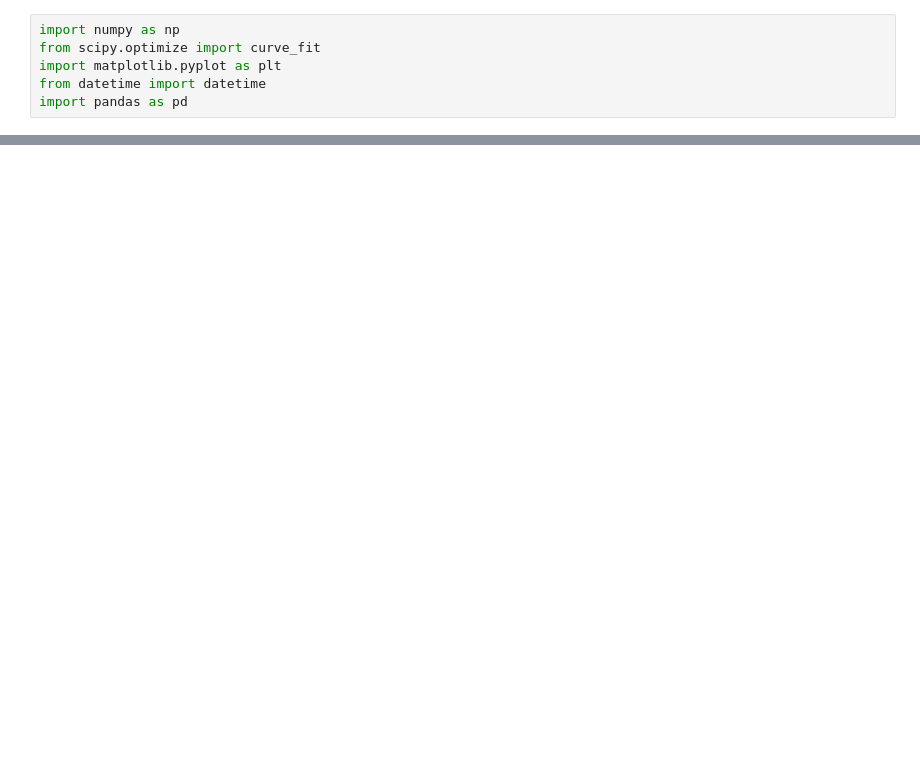
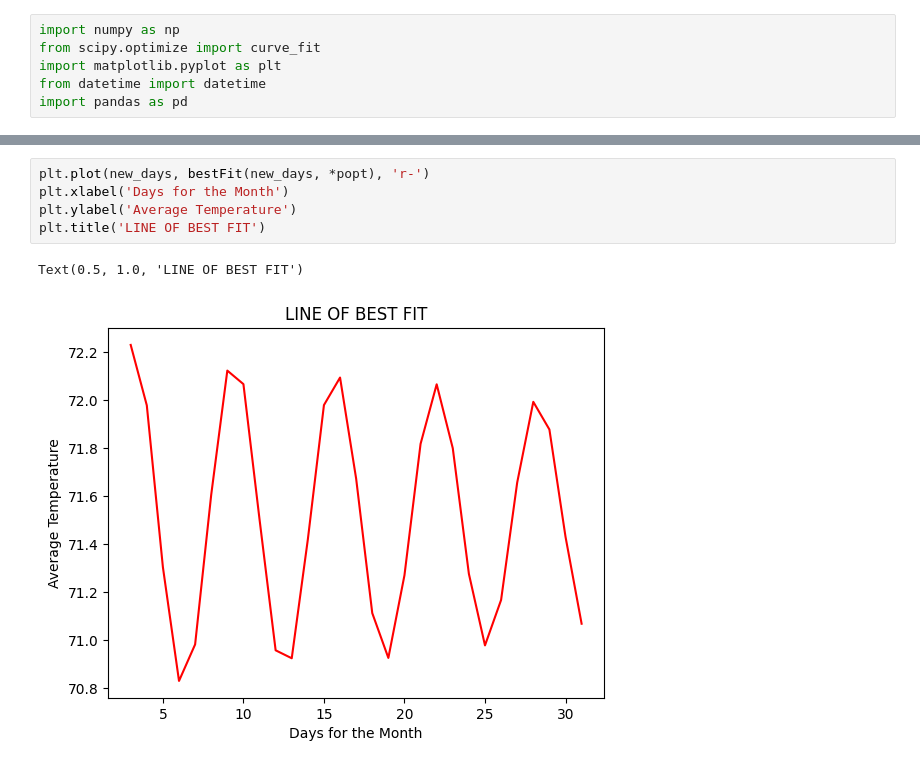
Before and after one commit to MesutEmpire-CS-Projects/scientific_computing_assignment_4, a Jupyter notebook: assignment_4.ipynb, the cells around one changed output, grey strips where cells are left out. Cells and saved outputs as stored; diff of their text form; blank space fills up the shorter version.

```diff
--- a/assignment_4.ipynb
+++ b/assignment_4.ipynb
@@ -109,0 +107,8 @@ array([[ 5.10213649e+31,  8.17994986e+19, -3.82435522e+31],
+# %%
+plt.plot(new_days, bestFit(new_days, *popt), 'r-')
+plt.xlabel('Days for the Month')
+plt.ylabel('Average Temperature')
+plt.title('LINE OF BEST FIT')
+# %% [output]
+Text(0.5, 1.0, 'LINE OF BEST FIT')
+[figure, added]
```
Also changed, not shown: parts of 23 cells of this notebook.
